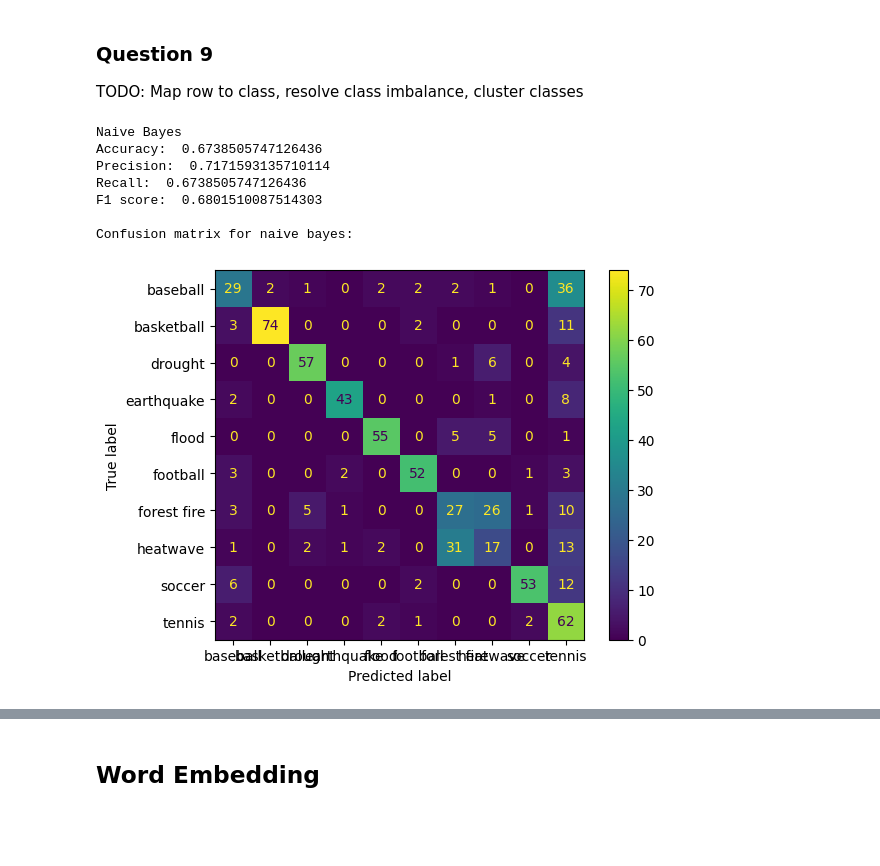
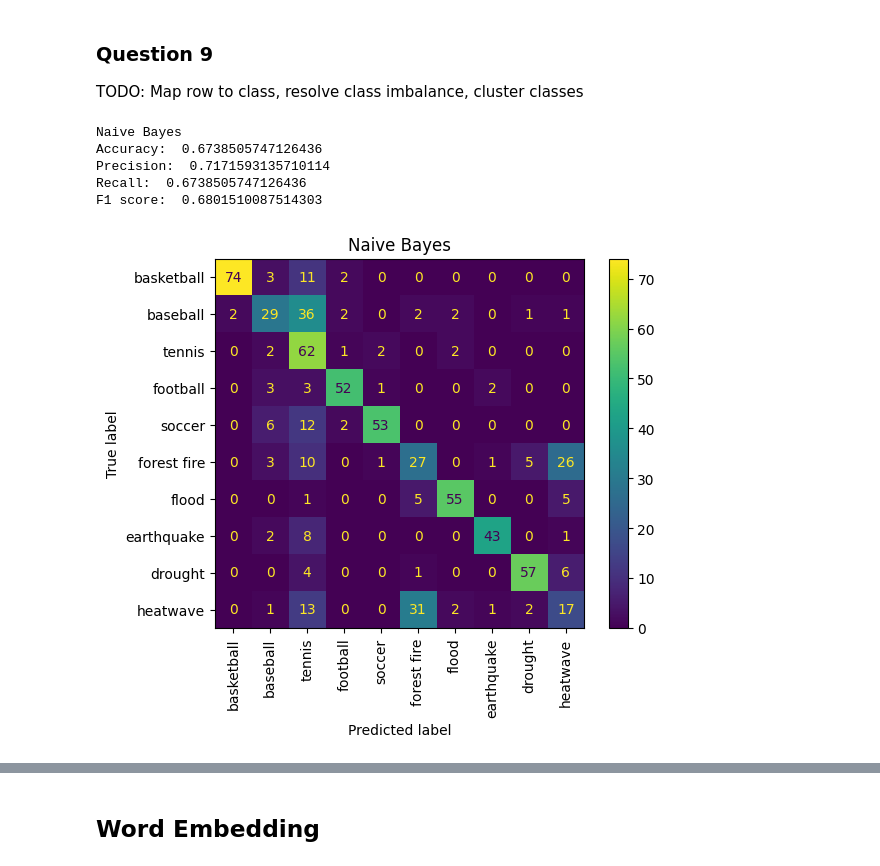
Before and after one commit to stswee/ECE219, a Jupyter notebook: Project 1/ECE219_Project1.ipynb, the cells around one changed output, grey strips where cells are left out. Drawn from its saved outputs; the diff is of its cells as text; code cells hidden in the pictures; blank space fills up the shorter version.

```diff
--- a/Project 1/ECE219_Project1.ipynb
+++ b/Project 1/ECE219_Project1.ipynb
@@ -1012,7 +1015,7 @@ np.random.seed(42)
 random.seed(42)
 
 # Load in dataset
-df = pd.read_csv("Project1-ClassificationDataset.csv")
+df = pd.read_csv("Project 1/data/Project1-ClassificationDataset.csv")
 
 # Split dataset
 train, test = train_test_split(df[["full_text", "leaf_label"]], test_size = 0.2)
@@ -1069,28 +1072,36 @@ def multiclass_metrics(y_true = list, y_pred = list, model_name = "Model"):
   print("Recall: ", recall_score(y_true, y_pred, average = 'weighted'))
   print("F1 score: ", f1_score(y_true, y_pred, average = 'weighted'))
   print()
+
+def display_cm_reordered(y_test, y_pred, map, title):
+  class_to_index = {v: k for k, v in map.items()}
+
+  # Convert word labels to numeric labels
+  y_test_numeric = [class_to_index[label] for label in y_test]
+  y_pred_numeric = [class_to_index[label] for label in y_pred]
+
+  # Generate the confusion matrix
+  cm = confusion_matrix(y_test_numeric, y_pred_numeric)
+
+  # Display the confusion matrix
+  disp = ConfusionMatrixDisplay(confusion_matrix=cm, display_labels=[map[i] for i in range(len(map))])
+  disp.plot(cmap='viridis', xticks_rotation='vertical')  # Adjust visualization
+  plt.title(title)
+  plt.show()
+
+# Mapping: word labels to numbers
+map_row_to_class = {0: "basketball", 1: "baseball", 2: "tennis", 3: "football", 4: "soccer", 5: "forest fire", 6: "flood", 7: "earthquake", 8: "drought", 9: "heatwave"}
 # %%
 # Naive Bayes Classification
 naivebayes = GaussianNB().fit(X_train_reduced, train['leaf_label'])
 y_pred = naivebayes.predict(X_test_reduced)
 
-# Metrics
 multiclass_metrics(test['leaf_label'], y_pred, "Naive Bayes")
-print("Confusion matrix for naive bayes:")
-cm = confusion_matrix(test['leaf_label'], y_pred)
-disp = ConfusionMatrixDisplay(confusion_matrix = cm, display_labels = naivebayes.classes_)
-disp.plot()
-plt.show()
-print()
-
-# TODO: Map row to classes
-map_row_to_class = {0:"basketball", 1:"baseball", 2:"tennis", 3:"football", 4:"soccer", 5:"forest fire", 6:"flood", 7:"earthquake", 8:"drought", 9:"heatwave"}
+display_cm_reordered(test['leaf_label'], y_pred, map_row_to_class, "Naive Bayes")
 # %% [output]
 Naive Bayes
 Accuracy:  0.6738505747126436
 Precision:  0.7171593135710114
 Recall:  0.6738505747126436
 F1 score:  0.6801510087514303
-
-Confusion matrix for naive bayes:
-[figure, old version]
+[figure, new version]
```
Also changed, not shown: parts of 6 cells of this notebook.
